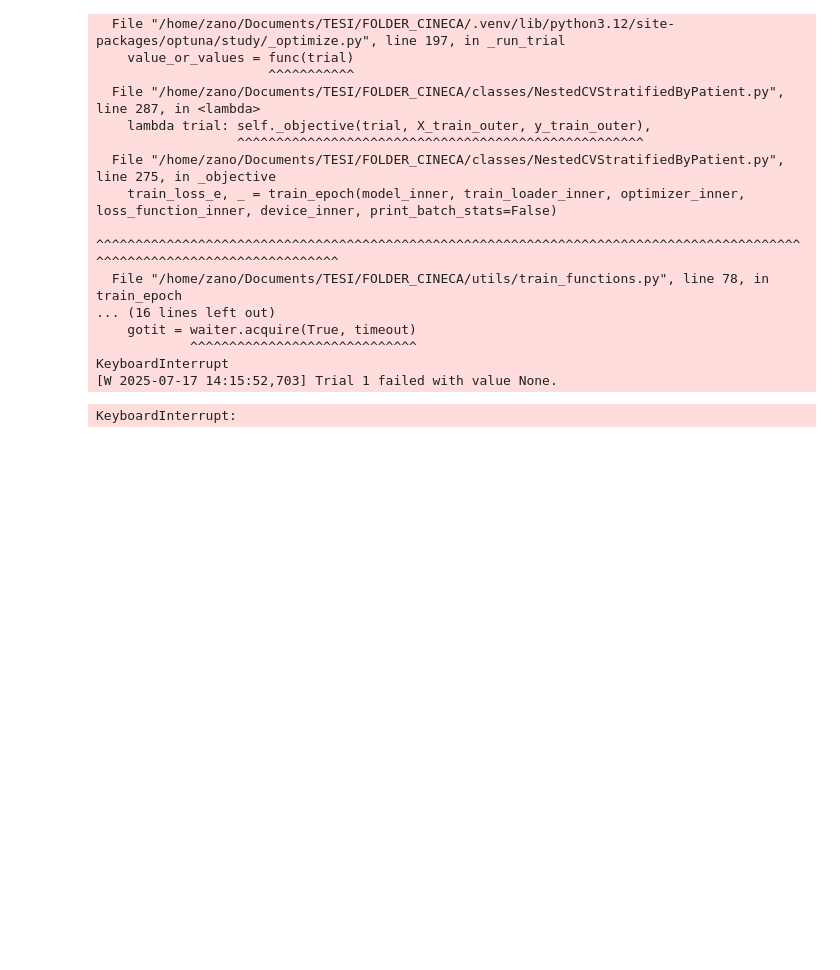
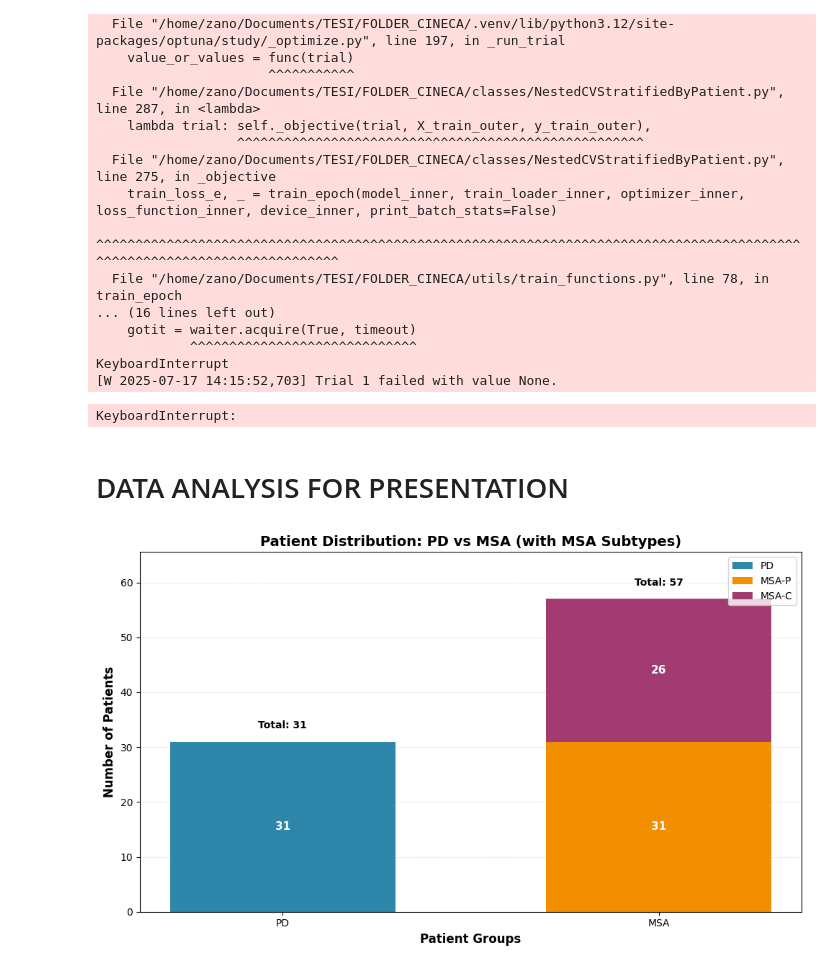
Before and after one commit to z4n0/MIND, a Jupyter notebook: notebooks/supervised_learning.ipynb, the cells around one changed output. Cells and saved outputs as stored; diff of their text form; code cells hidden in the pictures; blank space fills up the shorter version.

Commit message:
added code for visualization in supervised learning notebook

```diff
--- a/notebooks/supervised_learning.ipynb
+++ b/notebooks/supervised_learning.ipynb
@@ -803,3 +803,76 @@ Traceback (most recent call last):
 KeyboardInterrupt
 [W 2025-07-17 14:15:52,703] Trial 1 failed with value None.
 KeyboardInterrupt:
+# %% [markdown]
+# DATA ANALYSIS FOR PRESENTATION
+# %%
+import matplotlib.pyplot as plt
+import numpy as np
+
+# Data
+pd_count = 31
+msa_c_count = 26
+msa_p_count = 31
+msa_total = msa_c_count + msa_p_count
+
+# Create figure and axis
+fig, ax = plt.subplots(figsize=(10, 6))
+
+# Categories and data - MSA-P at bottom, MSA-C on top
+categories = ['PD', 'MSA']
+pd_data = [pd_count, 0]  # PD only in first bar
+msa_p_data = [0, msa_p_count]  # MSA-P at bottom in second bar
+msa_c_data = [0, msa_c_count]  # MSA-C on top in second bar
+
+# Create stacked bars
+bar_width = 0.6
+x_pos = np.arange(len(categories))
+
+# Plot bars - MSA-P first (bottom), then MSA-C stacked on top
+bars1 = ax.bar(x_pos, pd_data, bar_width, label='PD', color='#2E86AB', alpha=1)
+bars2 = ax.bar(x_pos, msa_p_data, bar_width, label='MSA-P', color='#F18F01', alpha=1)
+bars3 = ax.bar(x_pos, msa_c_data, bar_width, bottom=msa_p_data, label='MSA-C', color='#A23B72', alpha=1)
+
+# Customize the plot
+ax.set_xlabel('Patient Groups', fontsize=12, fontweight='bold')
+ax.set_ylabel('Number of Patients', fontsize=12, fontweight='bold')
+ax.set_title('Patient Distribution: PD vs MSA (with MSA Subtypes)', fontsize=14, fontweight='bold')
+ax.set_xticks(x_pos)
+ax.set_xticklabels(categories)
+ax.legend(loc='upper right')
+
+# Add value labels on bars
+for i, (bar1, bar2, bar3) in enumerate(zip(bars1, bars2, bars3)):
+    if bar1.get_height() > 0:  # PD bar
+        ax.text(bar1.get_x() + bar1.get_width()/2, bar1.get_height()/2,
+                f'{int(bar1.get_height())}', ha='center', va='center',
+                fontweight='bold', color='white', fontsize=11)
+
+    if bar2.get_height() > 0:  # MSA-P bar (now at bottom)
+        ax.text(bar2.get_x() + bar2.get_width()/2, bar2.get_height()/2,
+                f'{int(bar2.get_height())}', ha='center', va='center',
+                fontweight='bold', color='white', fontsize=11)
+
+    if bar3.get_height() > 0:  # MSA-C bar (now on top)
+        ax.text(bar3.get_x() + bar3.get_width()/2,
+                bar2.get_height() + bar3.get_height()/2,
+                f'{int(bar3.get_height())}', ha='center', va='center',
+                fontweight='bold', color='white', fontsize=11)
+
+# Add total count labels above bars
+ax.text(0, pd_count + 2, f'Total: {pd_count}', ha='center', va='bottom',
+        fontweight='bold', fontsize=10)
+ax.text(1, msa_total + 2, f'Total: {msa_total}', ha='center', va='bottom',
+        fontweight='bold', fontsize=10)
+
+# Set y-axis limit to accommodate labels
+ax.set_ylim(0, max(pd_count, msa_total) * 1.15)
+
+# Add grid for better readability
+ax.grid(axis='y', alpha=0.3, linestyle='--')
+ax.set_axisbelow(True)
+
+plt.tight_layout()
+plt.show()
+# %% [output]
+[figure, added]
```
Also changed, not shown: parts of 2 cells of this notebook, 1 other file.
